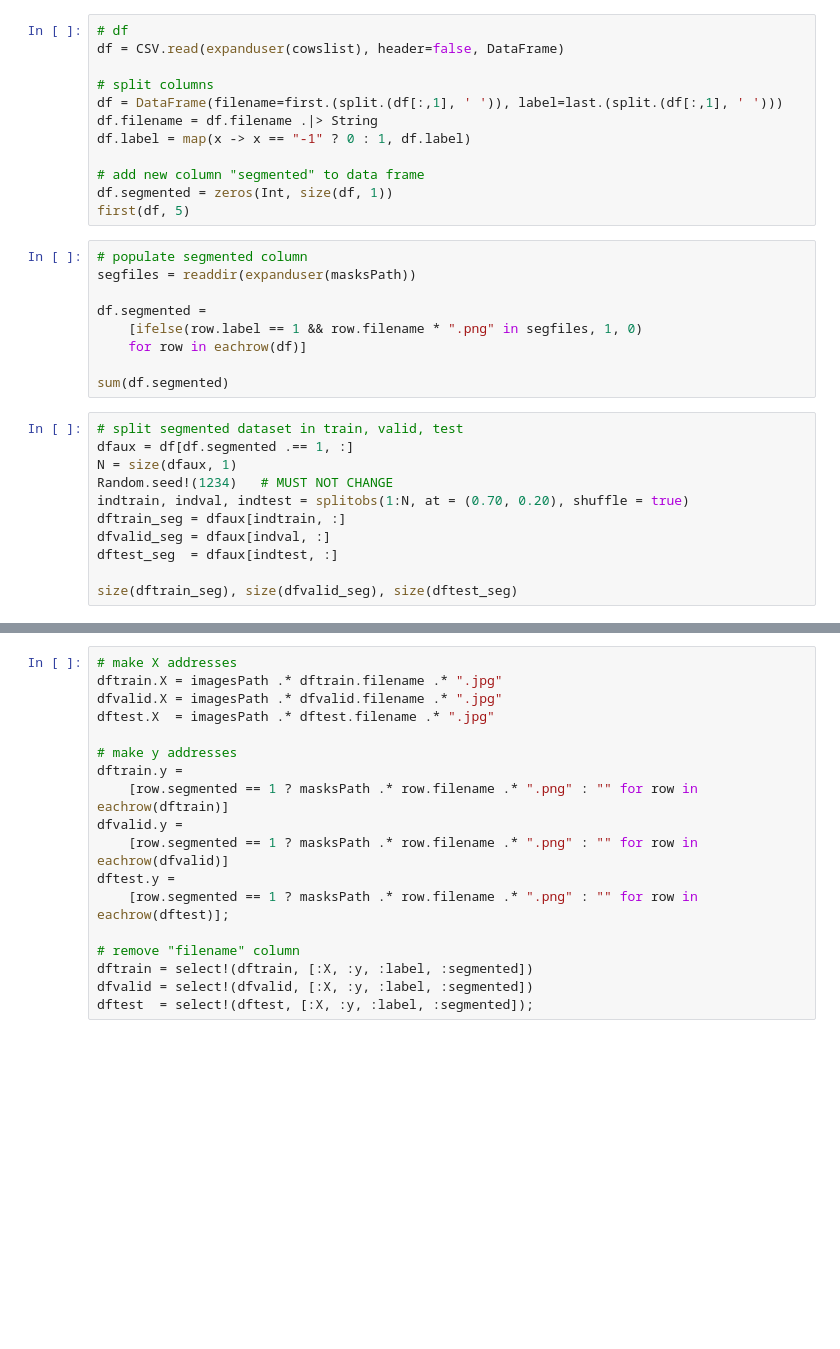
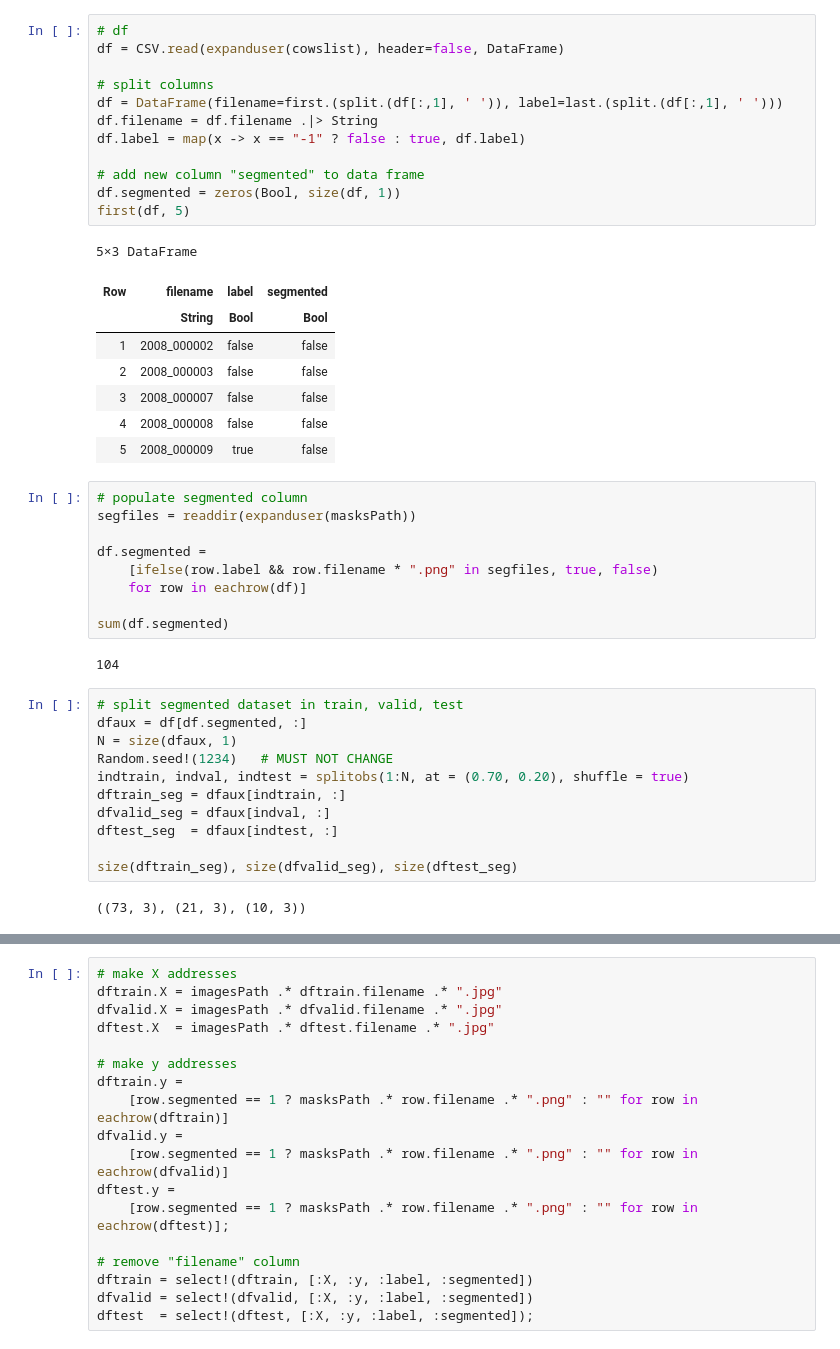
Before and after one commit to cirobr/regularization, a Jupyter notebook: dataset/1-create-dataframes.ipynb, the cells around one changed output, grey strips where cells are left out. Drawn from its saved outputs; the diff is of its cells as text; blank space fills up the shorter version.

```diff
--- a/dataset/1-create-dataframes.ipynb
+++ b/dataset/1-create-dataframes.ipynb
@@ -22,27 +26,38 @@ workpath = replace(workpath, homedir() => "~")
 # %%
 # df
 df = CSV.read(expanduser(cowslist), header=false, DataFrame)
 
 # split columns
 df = DataFrame(filename=first.(split.(df[:,1], ' ')), label=last.(split.(df[:,1], ' ')))
 df.filename = df.filename .|> String
-df.label = map(x -> x == "-1" ? 0 : 1, df.label)
+df.label = map(x -> x == "-1" ? false : true, df.label)
 
 # add new column "segmented" to data frame
-df.segmented = zeros(Int, size(df, 1))
+df.segmented = zeros(Bool, size(df, 1))
 first(df, 5)
+# %% [output]
+5×3 DataFrame
+| Row | filename | label | segmented |
+|  | String | Bool | Bool |
+| 1 | 2008_000002 | false | false |
+| 2 | 2008_000003 | false | false |
+| 3 | 2008_000007 | false | false |
+| 4 | 2008_000008 | false | false |
+| 5 | 2008_000009 | true | false |
 # %%
 # populate segmented column
 segfiles = readdir(expanduser(masksPath))
 
 df.segmented =
-    [ifelse(row.label == 1 && row.filename * ".png" in segfiles, 1, 0)
+    [ifelse(row.label && row.filename * ".png" in segfiles, true, false)
     for row in eachrow(df)]
 
 sum(df.segmented)
+# %% [output]
+104
 # %%
 # split segmented dataset in train, valid, test
-dfaux = df[df.segmented .== 1, :]
+dfaux = df[df.segmented, :]
 N = size(dfaux, 1)
 Random.seed!(1234)   # MUST NOT CHANGE
 indtrain, indval, indtest = splitobs(1:N, at = (0.70, 0.20), shuffle = true)
@@ -51,6 +66,8 @@ dfvalid_seg = dfaux[indval, :]
 dftest_seg  = dfaux[indtest, :]
 
 size(dftrain_seg), size(dfvalid_seg), size(dftest_seg)
+# %% [output]
+((73, 3), (21, 3), (10, 3))
 # %%
 # make non segmented dataset with same size as segmented
 # then, split in train, valid, test
```
Also changed, not shown: parts of 8 cells of this notebook, 25 other files.
